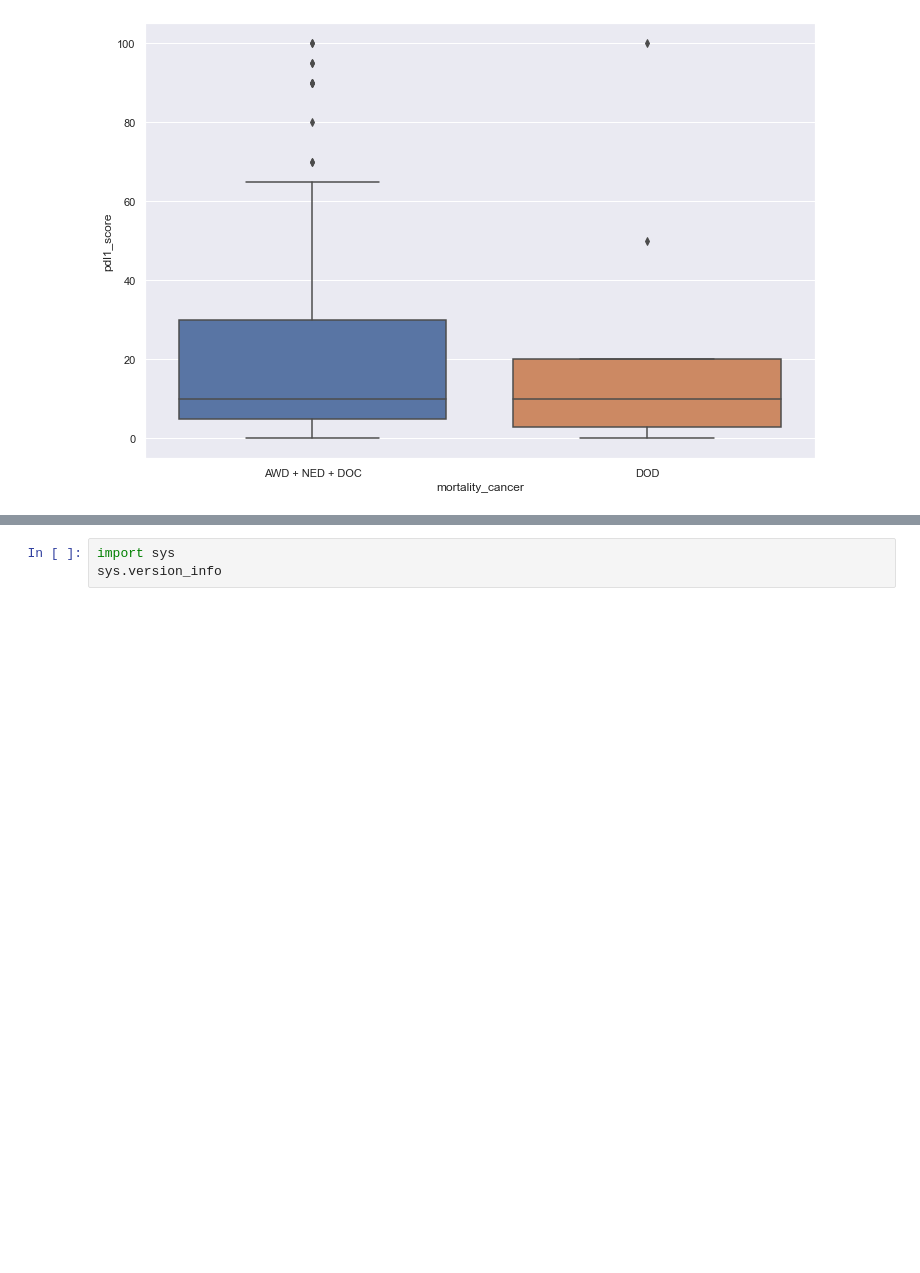
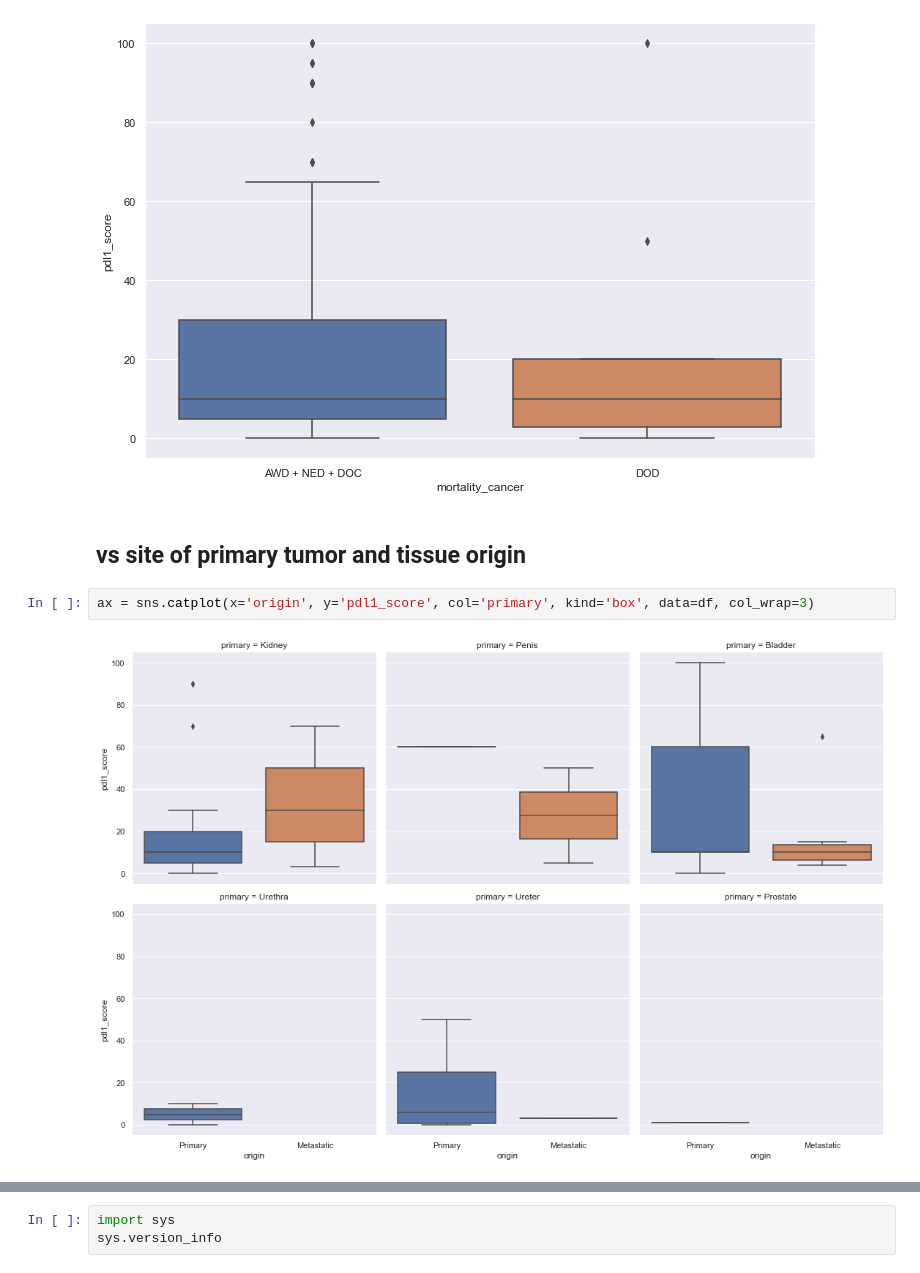
Before and after one commit to alcideschaux/PDL1-GU, a Jupyter notebook: ASSOCIATION.ipynb, the cells around one changed output, grey strips where cells are left out. Cells and saved outputs as stored; diff of their text form; blank space fills up the shorter version.

```diff
--- a/ASSOCIATION.ipynb
+++ b/ASSOCIATION.ipynb
@@ -320,3 +348,9 @@ scipy.stats.mannwhitneyu(*[data['pdl1_score'].values for name, data in df.groupb
 ax = sns.boxplot(x='mortality_cancer', y='pdl1_score', data=df)
 # %% [output]
 [figure]
+# %% [markdown]
+## vs site of primary tumor and tissue origin
+# %%
+ax = sns.catplot(x='origin', y='pdl1_score', col='primary', kind='box', data=df, col_wrap=3)
+# %% [output]
+[figure, added]
```
Also changed, not shown: parts of 4 cells of this notebook.
